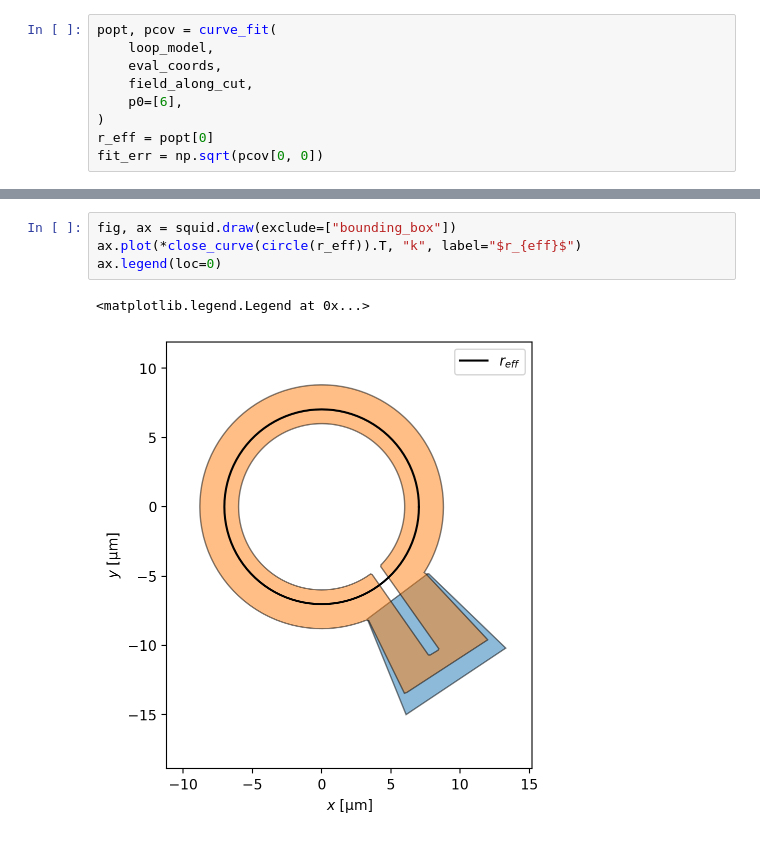
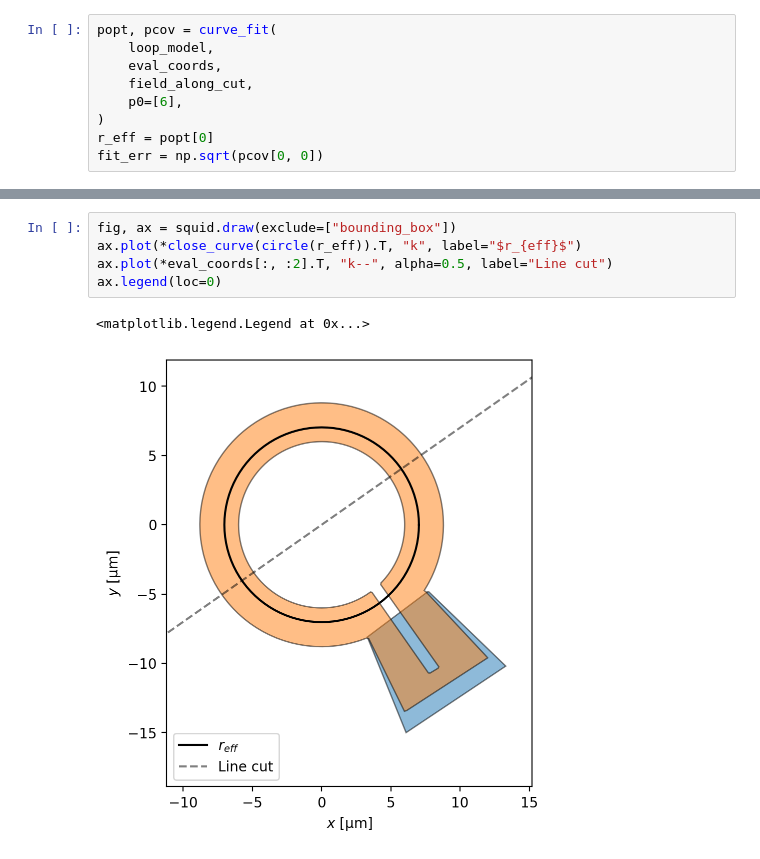
Before and after one commit to loganbvh/superscreen-squids, a Jupyter notebook: notebooks/field-coil-effective-radius.ipynb, the cells around one changed output, grey strips where cells are left out. Drawn from its saved outputs; the diff is of its cells as text.

```diff
--- a/notebooks/field-coil-effective-radius.ipynb
+++ b/notebooks/field-coil-effective-radius.ipynb
@@ -242,10 +240,11 @@ Text(0.5, 1.0, 'Best fit: $r_{eff}=({7.027}\\pm{0.013})$ $\\mu$m')
 # %%
 fig, ax = squid.draw(exclude=["bounding_box"])
 ax.plot(*close_curve(circle(r_eff)).T, "k", label="$r_{eff}$")
+ax.plot(*eval_coords[:, :2].T, "k--", alpha=0.5, label="Line cut")
 ax.legend(loc=0)
 # %% [output]
 <matplotlib.legend.Legend at 0x...>
-[figure, old version]
+[figure, new version]
 # %%
 sc.version_table()
 # %% [output]
```
Also changed, not shown: parts of 6 cells of this notebook.
